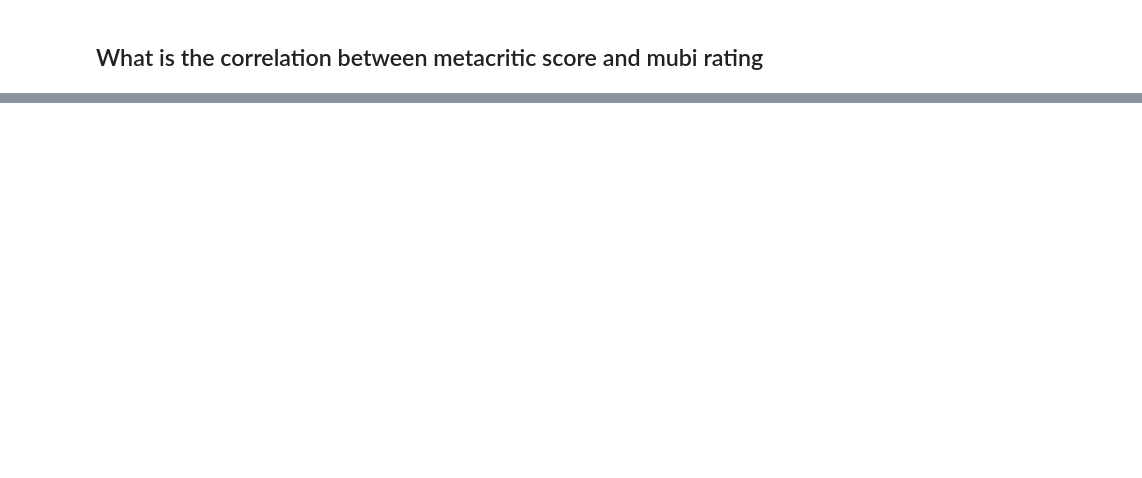
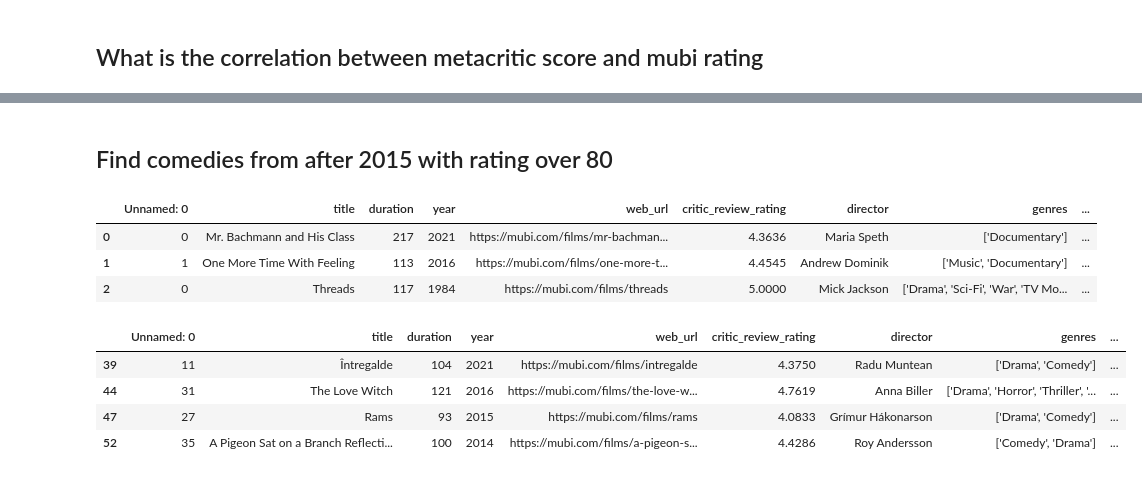
Before and after one commit to spayot/mubi_crawler, a Jupyter notebook: notebooks/mubi.ipynb, the cells around one changed output, grey strips where cells are left out. Cells and saved outputs as stored; diff of their text form; code cells hidden in the pictures; blank space fills up the shorter version.

```diff
--- a/notebooks/mubi.ipynb
+++ b/notebooks/mubi.ipynb
@@ -62,0 +85,21 @@ fig = df.plot.scatter("critic_review_rating", "meta_score")
+# %% [markdown]
+## Find comedies from after 2015 with rating over 80
+# %%
+df.head(3)
+# %% [output]
+|  | Unnamed: 0 | title | duration | year | web_url | critic_review_rating | director | genres | ... |
+| 0 | 0 | Mr. Bachmann and His Class | 217 | 2021 | https://mubi.com/films/mr-bachman... | 4.3636 | Maria Speth | ['Documentary'] | ... |
+| 1 | 1 | One More Time With Feeling | 113 | 2016 | https://mubi.com/films/one-more-t... | 4.4545 | Andrew Dominik | ['Music', 'Documentary'] | ... |
+| 2 | 0 | Threads | 117 | 1984 | https://mubi.com/films/threads | 5.0000 | Mick Jackson | ['Drama', 'Sci-Fi', 'War', 'TV Mo... | ... |
+# %%
+recent_good_movies = df.query("year > 2010 & meta_score > 80")
+is_recent_good_comedy = recent_good_movies.genres.apply(lambda x: 'Comedy' in x)
+recent_good_comedies = recent_good_movies[is_recent_good_comedy]
+
+recent_good_comedies.head(10)
+# %% [output]
+|  | Unnamed: 0 | title | duration | year | web_url | critic_review_rating | director | genres | ... |
+| 39 | 11 | Întregalde | 104 | 2021 | https://mubi.com/films/intregalde | 4.3750 | Radu Muntean | ['Drama', 'Comedy'] | ... |
+| 44 | 31 | The Love Witch | 121 | 2016 | https://mubi.com/films/the-love-w... | 4.7619 | Anna Biller | ['Drama', 'Horror', 'Thriller', '... | ... |
+| 47 | 27 | Rams | 93 | 2015 | https://mubi.com/films/rams | 4.0833 | Grímur Hákonarson | ['Drama', 'Comedy'] | ... |
+| 52 | 35 | A Pigeon Sat on a Branch Reflecti... | 100 | 2014 | https://mubi.com/films/a-pigeon-s... | 4.4286 | Roy Andersson | ['Comedy', 'Drama'] | ... |
```
Also changed, not shown: parts of 8 cells of this notebook, 7 other files.
